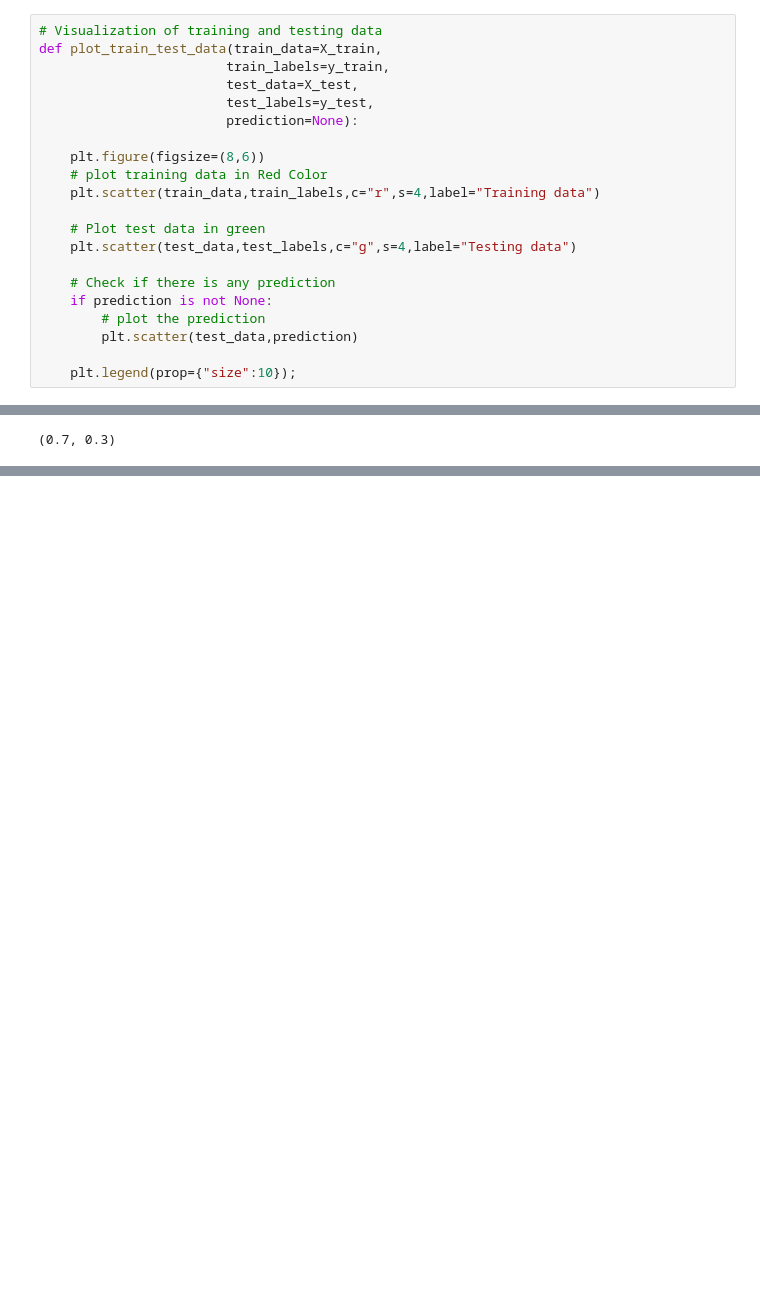
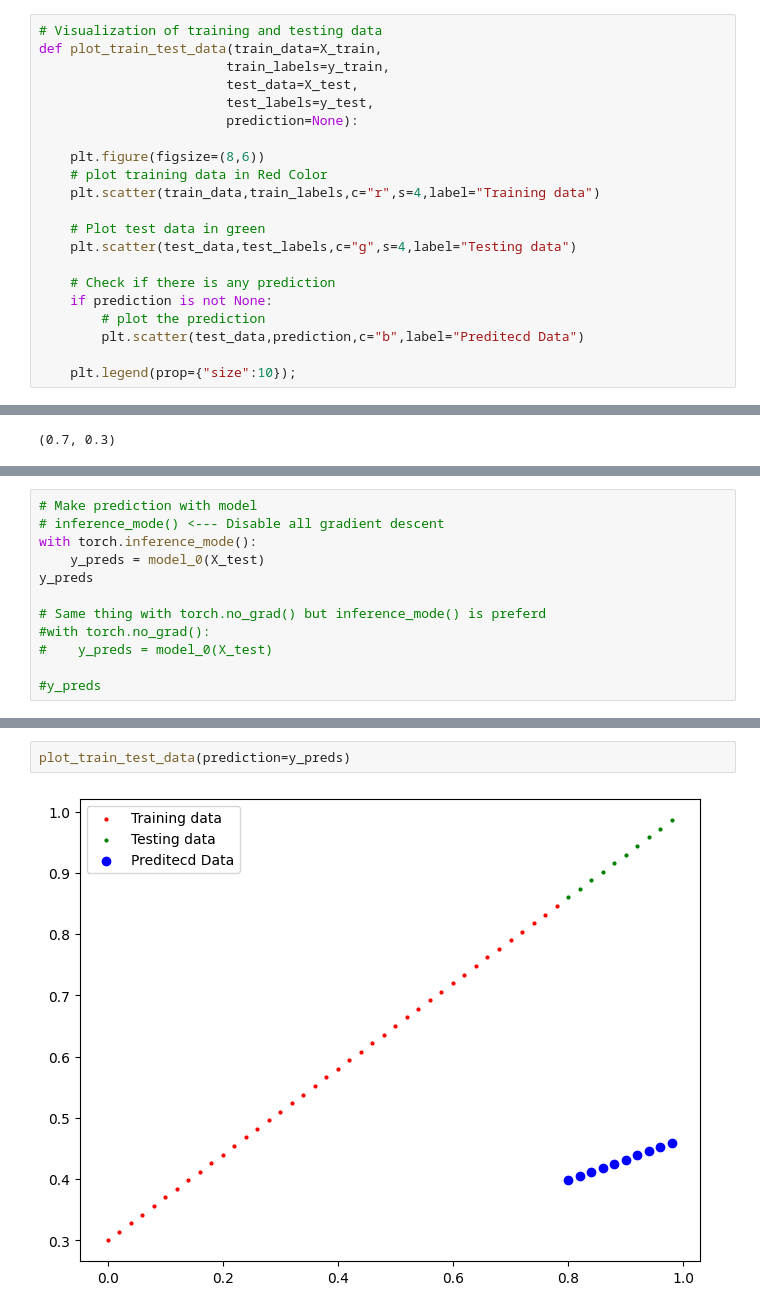
Before and after one commit to dipayandutta/Machine-Learning-Journey, a Jupyter notebook: pytorch/PyTorchWorkflow.ipynb, the cells around one changed output, grey strips where cells are left out. Drawn from its saved outputs; the diff is of its cells as text; blank space fills up the shorter version.

Commit message:
PyTorch Workflow

```diff
--- a/pytorch/PyTorchWorkflow.ipynb
+++ b/pytorch/PyTorchWorkflow.ipynb
@@ -130,7 +130,7 @@ def plot_train_test_data(train_data=X_train,
     # Check if there is any prediction
     if prediction is not None:
         # plot the prediction
-        plt.scatter(test_data,prediction)
+        plt.scatter(test_data,prediction,c="b",label="Preditecd Data")
 
     plt.legend(prop={"size":10});
 # %%
@@ -203,0 +232,12 @@ weight,bias
+# %%
+# Make prediction with model
+# inference_mode() <--- Disable all gradient descent
+with torch.inference_mode():
+    y_preds = model_0(X_test)
+y_preds
+
+# Same thing with torch.no_grad() but inference_mode() is preferd
+#with torch.no_grad():
+#    y_preds = model_0(X_test)
+
+#y_preds
@@ -203,0 +255,4 @@ weight,bias
+# %%
+plot_train_test_data(prediction=y_preds)
+# %% [output]
+[figure, added]
```
Also changed, not shown: parts of 5 cells of this notebook.
